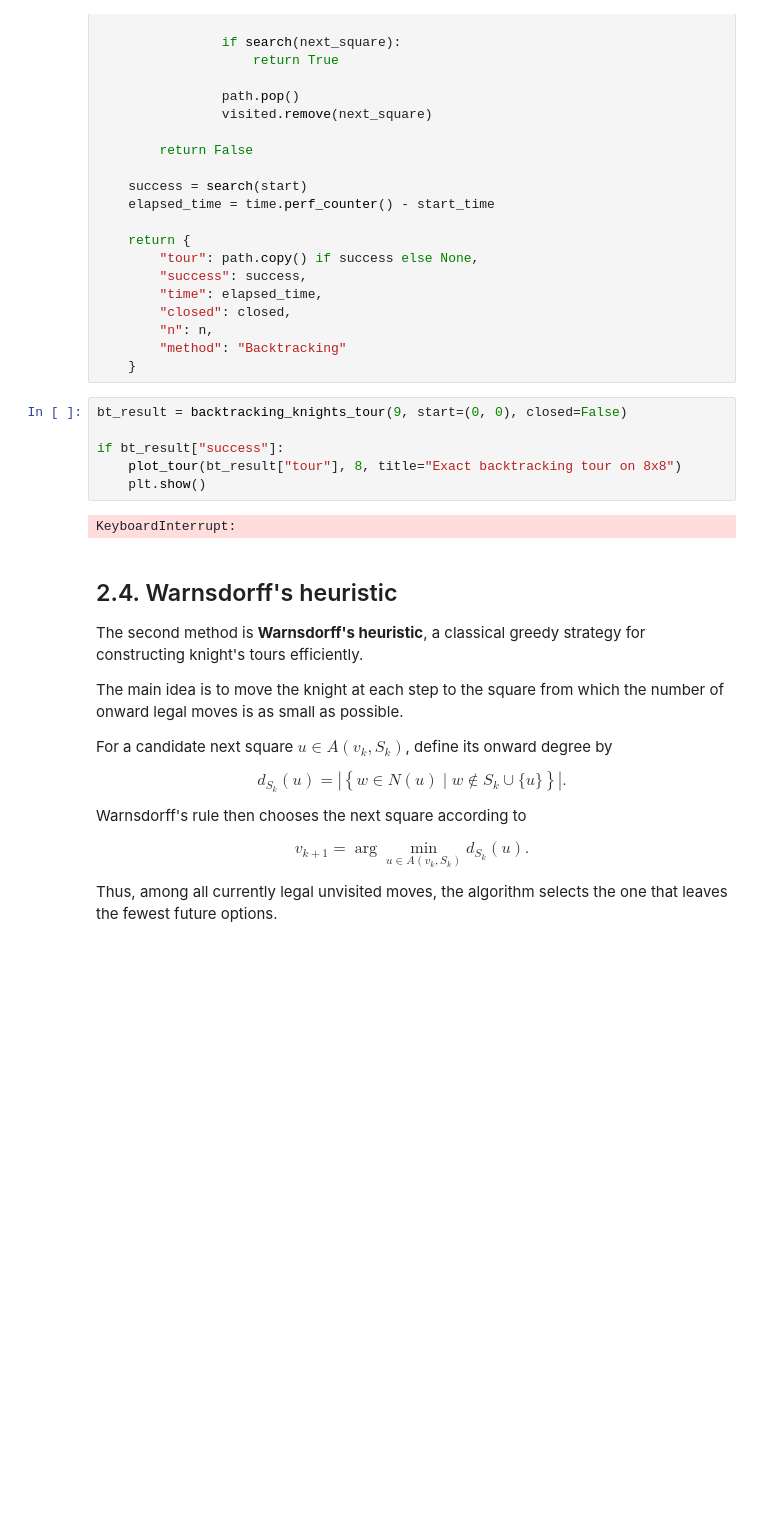
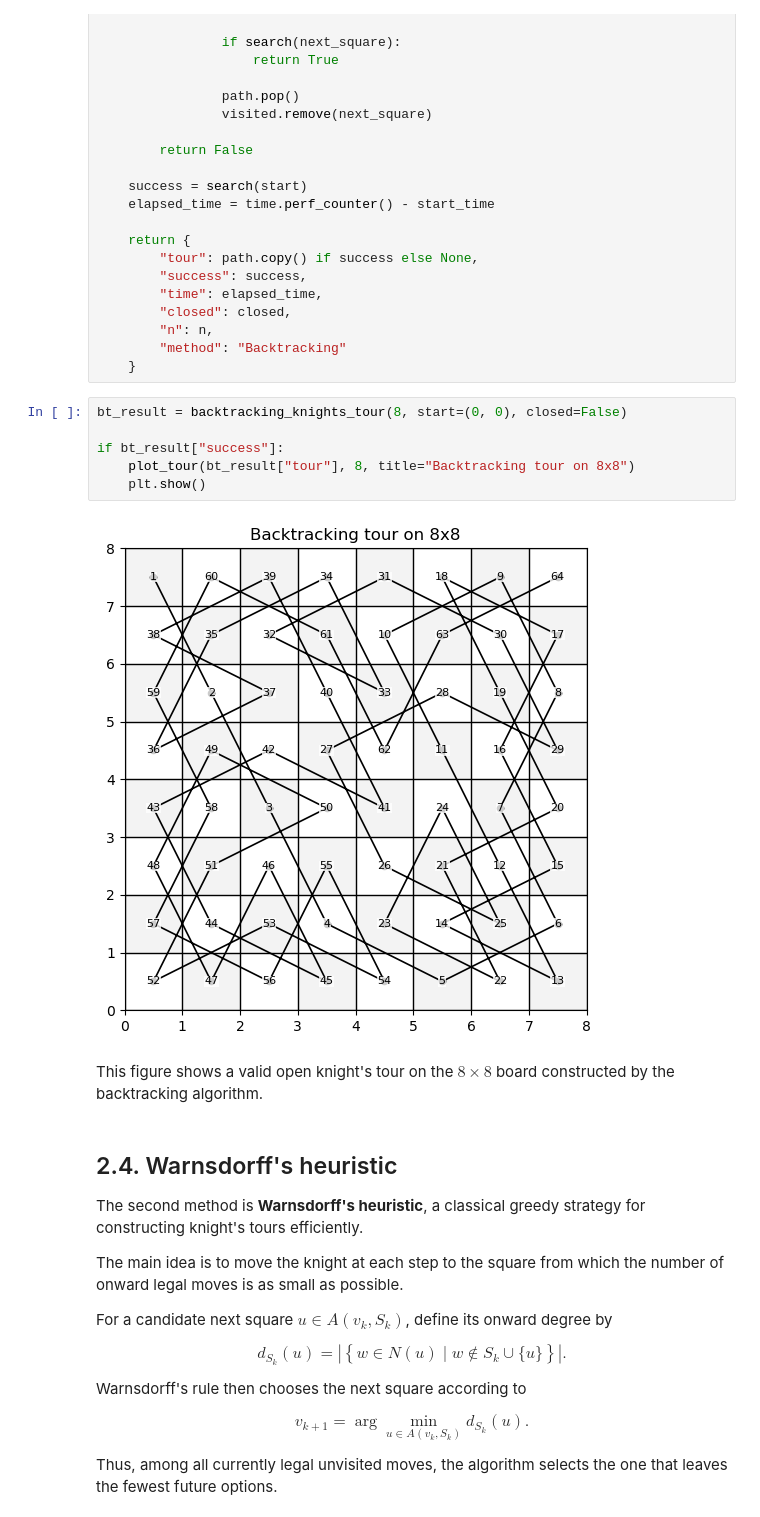
Before and after one commit to Trogkton/Math-Project, a Jupyter notebook: knights_tour.ipynb, the cells around one changed output. Saved outputs shown, nothing was run; the diff lists cells and outputs as text; blank space fills up the shorter version.

```diff
--- a/knights_tour.ipynb
+++ b/knights_tour.ipynb
@@ -561,13 +563,15 @@ def backtracking_knights_tour(n, start = (0, 0), closed=False):
         "method": "Backtracking"
     }
 # %%
-bt_result = backtracking_knights_tour(9, start=(0, 0), closed=False)
+bt_result = backtracking_knights_tour(8, start=(0, 0), closed=False)
 
 if bt_result["success"]:
-    plot_tour(bt_result["tour"], 8, title="Exact backtracking tour on 8x8")
+    plot_tour(bt_result["tour"], 8, title="Backtracking tour on 8x8")
     plt.show()
 # %% [output]
-KeyboardInterrupt:
+[figure, added]
+# %% [markdown]
+This figure shows a valid open knight's tour on the $8 \times 8$ board constructed by the backtracking algorithm.
 # %% [markdown]
 ## 2.4. Warnsdorff's heuristic
 
```
Also changed, not shown: parts of 13 cells of this notebook.
